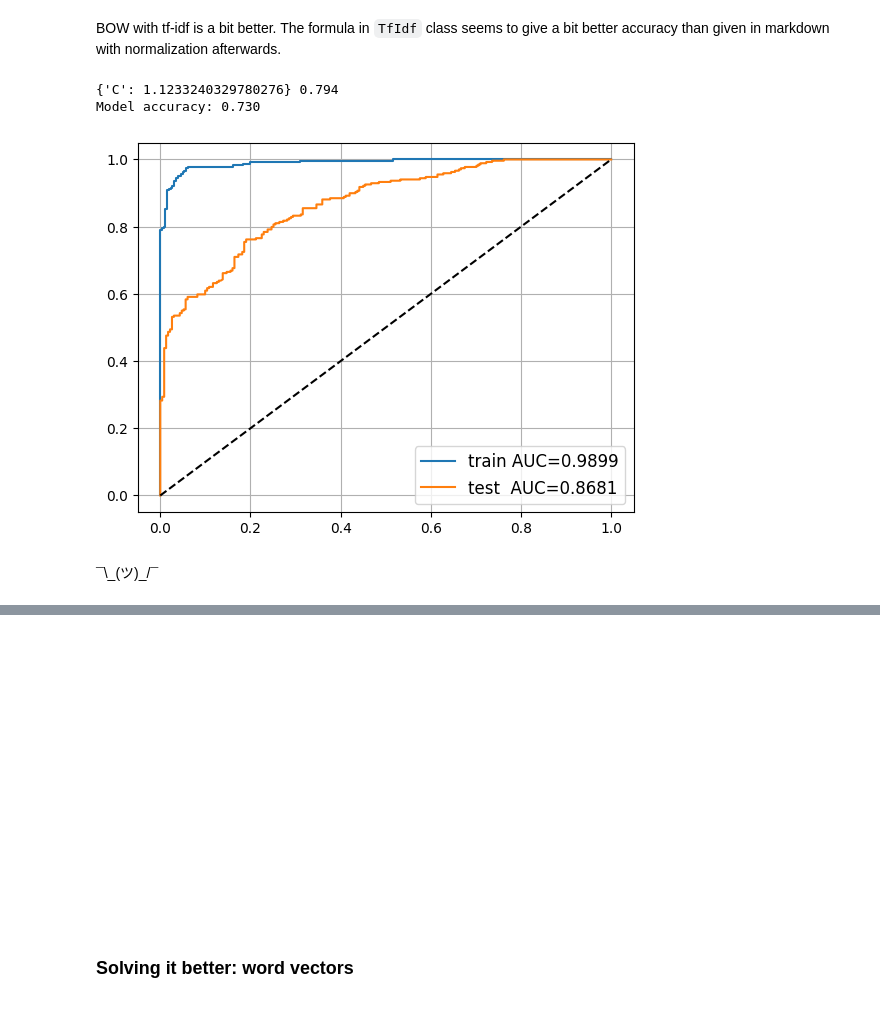
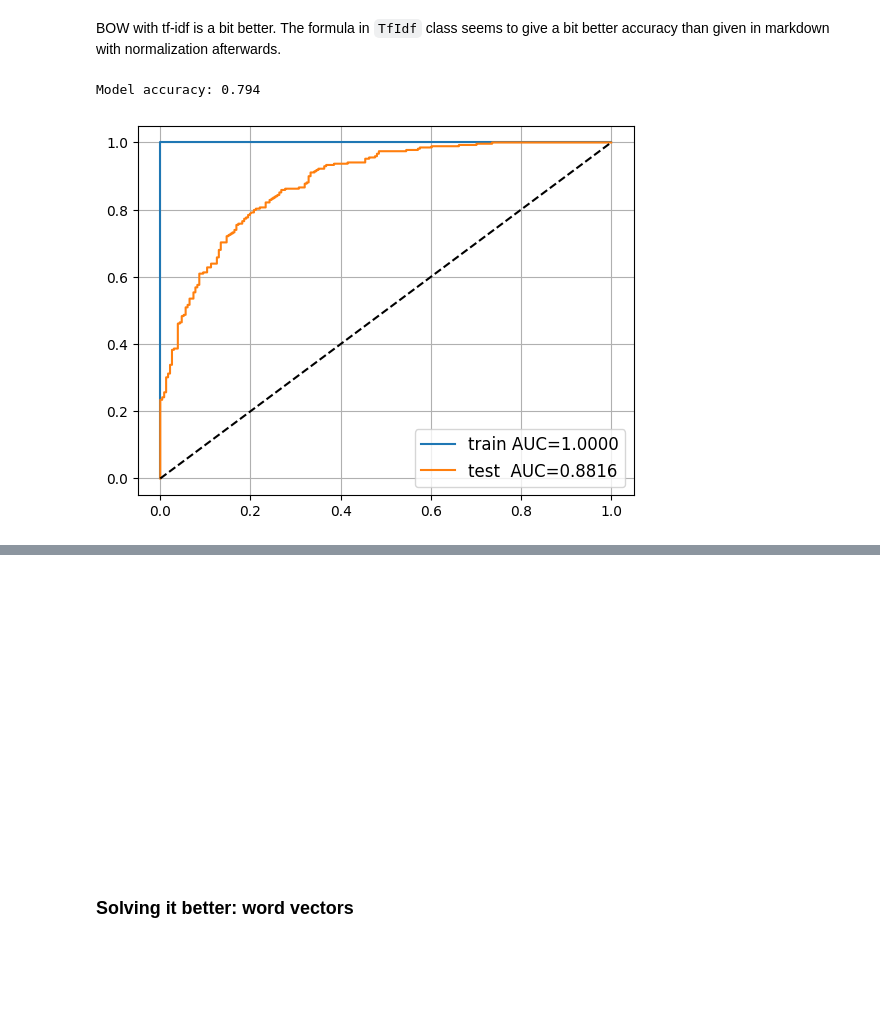
Before and after one commit to virtualphoton/nlp_course_2022, a Jupyter notebook: week02_classification/homework_part1.ipynb, the cells around one changed output, grey strips where cells are left out. Cells and saved outputs as stored; diff of their text form; code cells hidden in the pictures; blank space fills up the shorter version.

```diff
--- a/week02_classification/homework_part1.ipynb
+++ b/week02_classification/homework_part1.ipynb
@@ -342,29 +337,7 @@ Model accuracy: 0.794
 # %% [markdown]
 BOW with tf-idf is a bit better. The formula in `TfIdf` class seems to give a bit better accuracy than given in markdown with normalization afterwards.
-# %%
-from sklearn.feature_extraction.text import TfidfVectorizer
-
-def foo():
-    # for "debugging"
-
-    grid = GridSearchCV(
-        LogisticRegression(random_state=46),
-        {"C": np.logspace(-1, 3, 100)}
-    )
-
-    X_train_tf, X_test_tf = map(
-        TfidfVectorizer(vocabulary=word2index).fit(texts_train).transform,
-        [texts_train, texts_test]
-    )
-
-    fit_no_warnings(grid, X_train_tf, y_train)
-    print(grid.best_params_, grid.best_score_)
-    assess(LogisticRegression(random_state=47, **grid.best_params_), X_train_tf, X_test_tf)
-
-foo()
-# %% [output]
-{'C': 1.1233240329780276} 0.794
-Model accuracy: 0.730
-[figure, removed]
-# %% [markdown]
-¯\\\_(ツ)_/¯
+# %%
+assess(LogisticRegression(random_state=45, C=50), *tf_true)
+# %% [output]
+Model accuracy: 0.794
+[figure, added]
```
Also changed, not shown: parts of 20 cells of this notebook, 14 other files.
